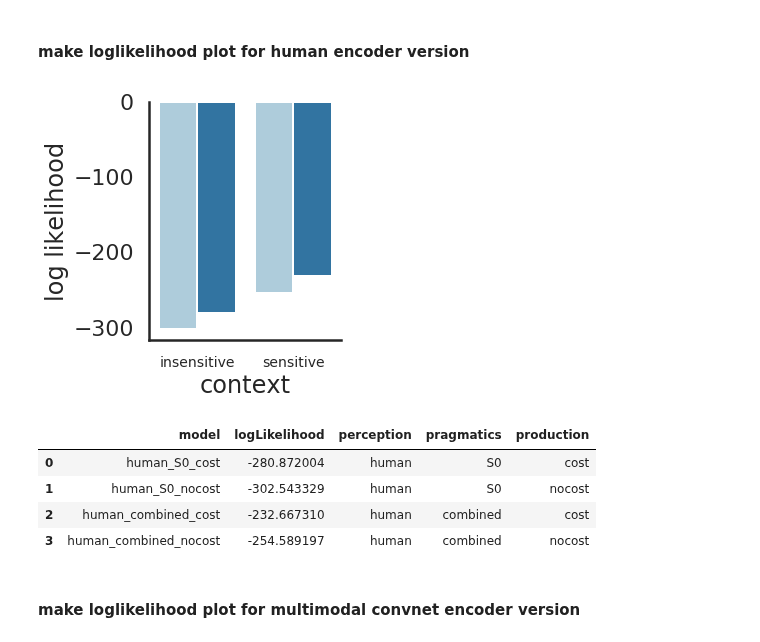
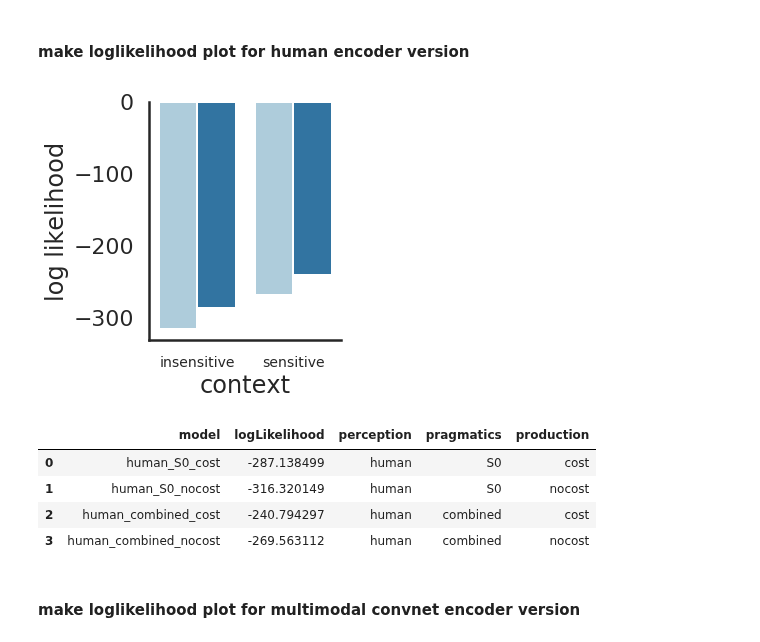
Before and after one commit to judithfan/visual_communication_in_context, a Jupyter notebook: analysis/model_comparison_2.ipynb, the cells around one changed output. Saved outputs shown, nothing was run; the diff lists cells and outputs as text; code cells hidden in the pictures.

```diff
--- a/analysis/model_comparison_2.ipynb
+++ b/analysis/model_comparison_2.ipynb
@@ -40,18 +40,18 @@ for cat in categories:
 #### make loglikelihood plot for human encoder version
 # %%
 model_prefixes = ['human']
-PP = h.model_comparison_bars(model_prefixes,adaptor_type='human')
+PP = h.model_comparison_bars(model_prefixes,adaptor_type='human',split_type='balancedavg1')
 h.plot_human_bars(PP)
 # %% [output]
-[figure, old version]
+[figure, new version]
 # %%
 PP
 # %% [output]
 |  | model | logLikelihood | perception | pragmatics | production |
-| 0 | human_S0_cost | -280.872004 | human | S0 | cost |
-| 1 | human_S0_nocost | -302.543329 | human | S0 | nocost |
-| 2 | human_combined_cost | -232.667310 | human | combined | cost |
-| 3 | human_combined_nocost | -254.589197 | human | combined | nocost |
+| 0 | human_S0_cost | -287.138499 | human | S0 | cost |
+| 1 | human_S0_nocost | -316.320149 | human | S0 | nocost |
+| 2 | human_combined_cost | -240.794297 | human | combined | cost |
+| 3 | human_combined_nocost | -269.563112 | human | combined | nocost |
 # %% [markdown]
 #### make loglikelihood plot for multimodal convnet encoder version
 # %%
```
Also changed, not shown: parts of 8 cells of this notebook, 1 other file.
